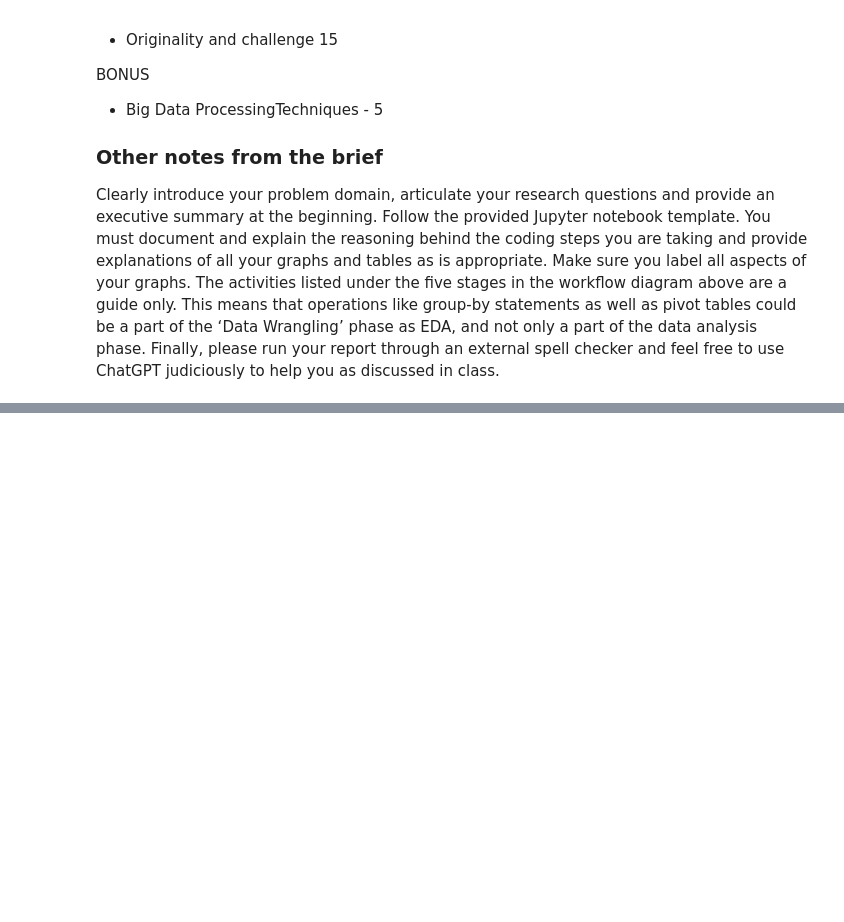
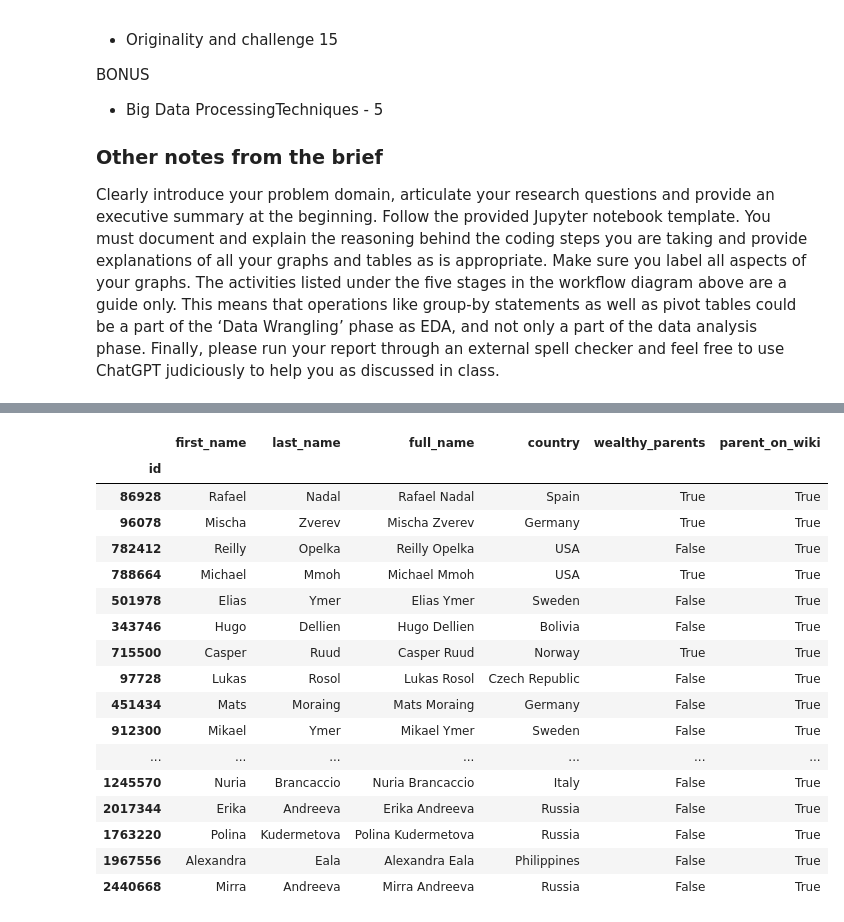
Before and after one commit to mmmcustard/analytics158739, a Jupyter notebook: 158739Assignment4.ipynb, the cells around one changed output, grey strips where cells are left out. Drawn from its saved outputs; the diff is of its cells as text; code cells hidden in the pictures; blank space fills up the shorter version.

```diff
--- a/158739Assignment4.ipynb
+++ b/158739Assignment4.ipynb
@@ -549,0 +666,25 @@ players_df.to_csv('players.csv')
+# %%
+#Lets see what percentage the above faulse hits were compared to all players with wiki_parents
+all_wiki_parents = players_df[players_df['parent_on_wiki']==True]
+all_wiki_parents
+
+#Todo// Make a info graphic about this
+# %% [output]
+|  | first_name | last_name | full_name | country | wealthy_parents | parent_on_wiki |
+| id |  |  |  |  |  |  |
+| 86928 | Rafael | Nadal | Rafael Nadal | Spain | True | True |
+| 96078 | Mischa | Zverev | Mischa Zverev | Germany | True | True |
+| 782412 | Reilly | Opelka | Reilly Opelka | USA | False | True |
+| 788664 | Michael | Mmoh | Michael Mmoh | USA | True | True |
+| 501978 | Elias | Ymer | Elias Ymer | Sweden | False | True |
+| 343746 | Hugo | Dellien | Hugo Dellien | Bolivia | False | True |
+| 715500 | Casper | Ruud | Casper Ruud | Norway | True | True |
+| 97728 | Lukas | Rosol | Lukas Rosol | Czech Republic | False | True |
+| 451434 | Mats | Moraing | Mats Moraing | Germany | False | True |
+| 912300 | Mikael | Ymer | Mikael Ymer | Sweden | False | True |
+| ... | ... | ... | ... | ... | ... | ... |
+| 1245570 | Nuria | Brancaccio | Nuria Brancaccio | Italy | False | True |
+| 2017344 | Erika | Andreeva | Erika Andreeva | Russia | False | True |
+| 1763220 | Polina | Kudermetova | Polina Kudermetova | Russia | False | True |
+| 1967556 | Alexandra | Eala | Alexandra Eala | Philippines | False | True |
+| 2440668 | Mirra | Andreeva | Mirra Andreeva | Russia | False | True |
```
Also changed, not shown: parts of 29 cells of this notebook, 2 other files.
